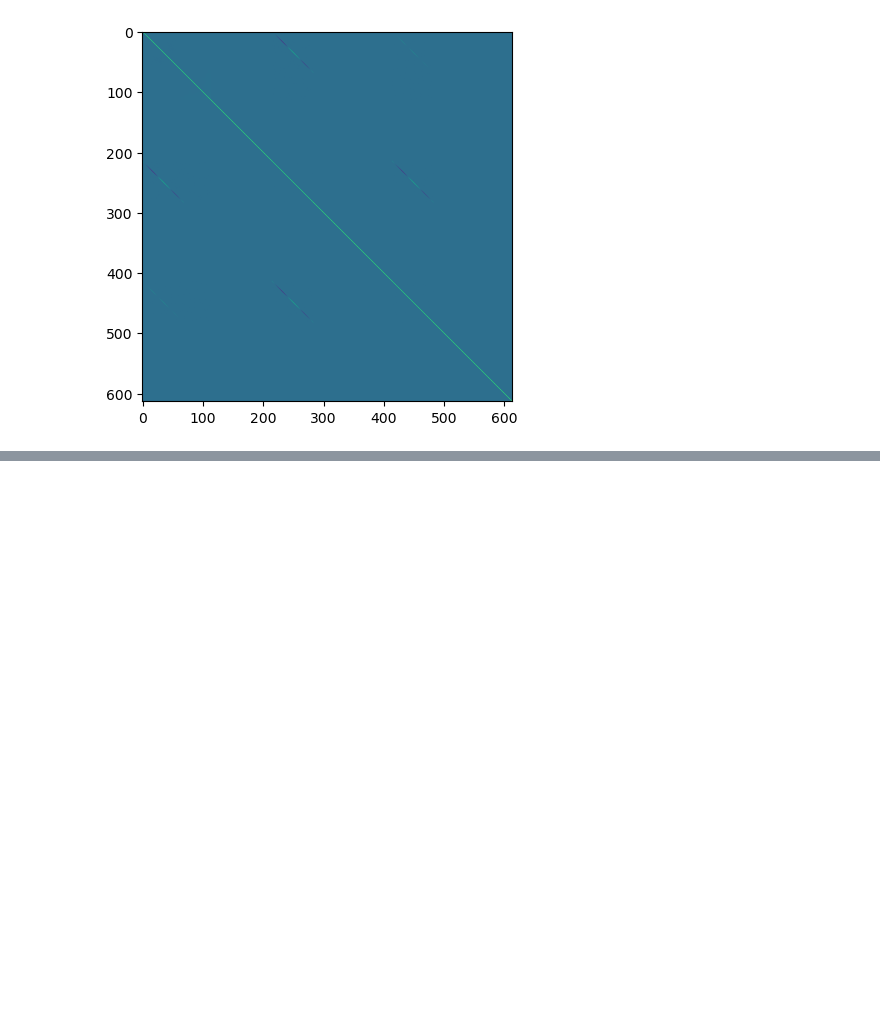
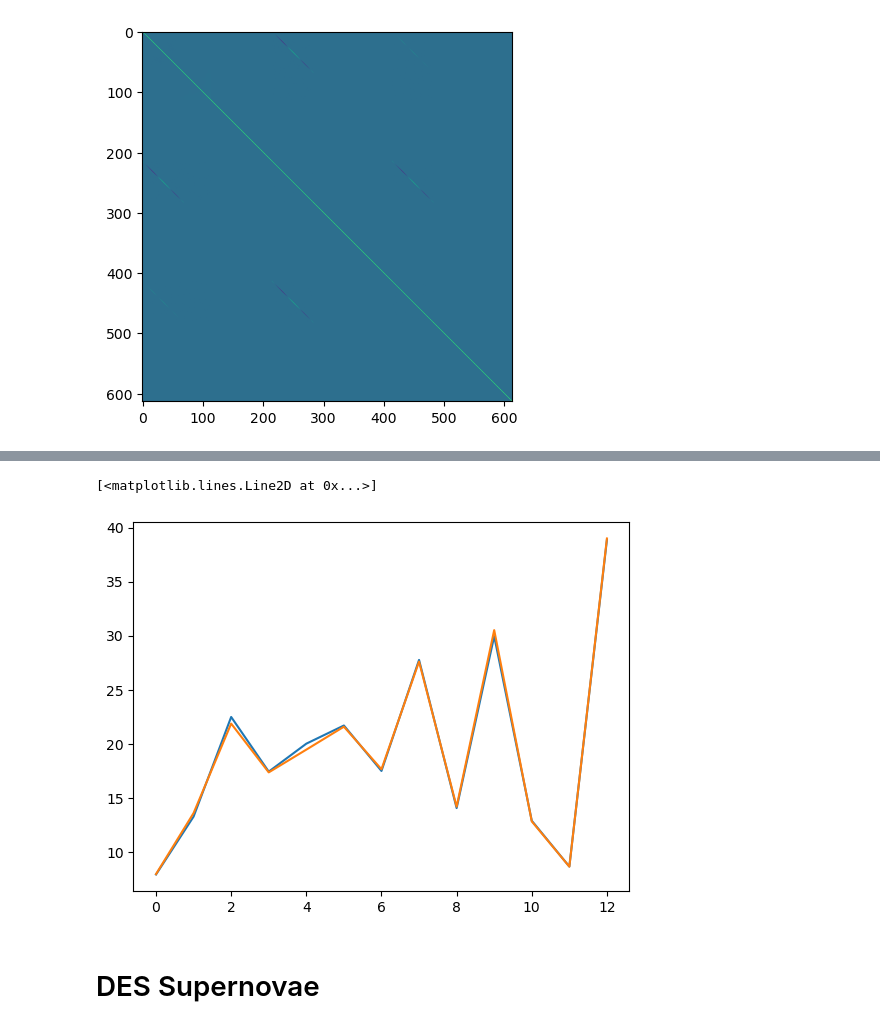
Before and after one commit to GenovaCosmology/ParametricModels, a Jupyter notebook: LCDM/get_useful_quantities.ipynb, the cells around one changed output, grey strips where cells are left out. Cells and saved outputs as stored; diff of their text form; code cells hidden in the pictures; blank space fills up the shorter version.

```diff
--- a/LCDM/get_useful_quantities.ipynb
+++ b/LCDM/get_useful_quantities.ipynb
@@ -336,0 +364,4 @@ plt.imshow(corr)
+# %%
+redshifts = np.array(model.components[0].data['z'])
+BAO_datavector = np.array(model.components[0].data['value'])
+observables = np.array(model.components[0].data['observable']).astype(str)
@@ -336,0 +407,44 @@ plt.imshow(corr)
+# %%
+def theory_fun(z, observable):
+    # Functions to get the corresponding theoretical prediction:
+    # Spherically-averaged distance, over sound horizon radius
+    if observable == "DV_over_rs":
+        return np.cbrt(
+            ((1 + z) * model.provider.get_angular_diameter_distance(z)) ** 2 *
+            Const.c_km_s * z / model.provider.get_Hubble(z,
+                                                        units="km/s/Mpc")) / rs
+    # Idem, inverse
+    elif observable == "rs_over_DV":
+        return np.cbrt(
+            ((1 + z) * model.provider.get_angular_diameter_distance(z)) ** 2 *
+            Const.c_km_s * z / model.provider.get_Hubble(z, units="km/s/Mpc")
+        ) ** (-1) * rs
+    # Comoving angular diameter distance, over sound horizon radius
+    elif observable == "DM_over_rs":
+        return (1 + z) * model.provider.get_angular_diameter_distance(z) / rs
+    # Physical angular diameter distance, over sound horizon radius
+    elif observable == "DA_over_rs":
+        return model.provider.get_angular_diameter_distance(z) / rs
+    # Hubble distance [c/H(z)] over sound horizon radius.
+    elif observable == "DH_over_rs":
+        return 1 / model.provider.get_Hubble(z, units="1/Mpc") / rs
+    # Hubble parameter, times sound horizon radius
+    elif observable == "Hz_rs":
+        return model.provider.get_Hubble(z, units="km/s/Mpc") * rs
+    # Diff Linear Growth Rate times present amplitude
+    elif observable == "f_sigma8":
+        return model.provider.get_fsigma8(z)
+    # Anisotropy (Alcock-Paczynski) parameter
+    elif observable == "F_AP":
+        return ((1 + z) * model.provider.get_angular_diameter_distance(z) *
+                model.provider.get_Hubble(z, units="km/s/Mpc")) / Const.c_km_s
+# %%
+BAO_model = np.array([theory_fun(redshifts[i], observables[i]) for i in range(len(redshifts))]).flatten()
+# %%
+plt.plot(BAO_model)
+plt.plot(BAO_datavector)
+# %% [output]
+[<matplotlib.lines.Line2D at 0x...>]
+[figure, added]
+# %% [markdown]
+# DES Supernovae
```
Also changed, not shown: parts of 40 cells of this notebook.
